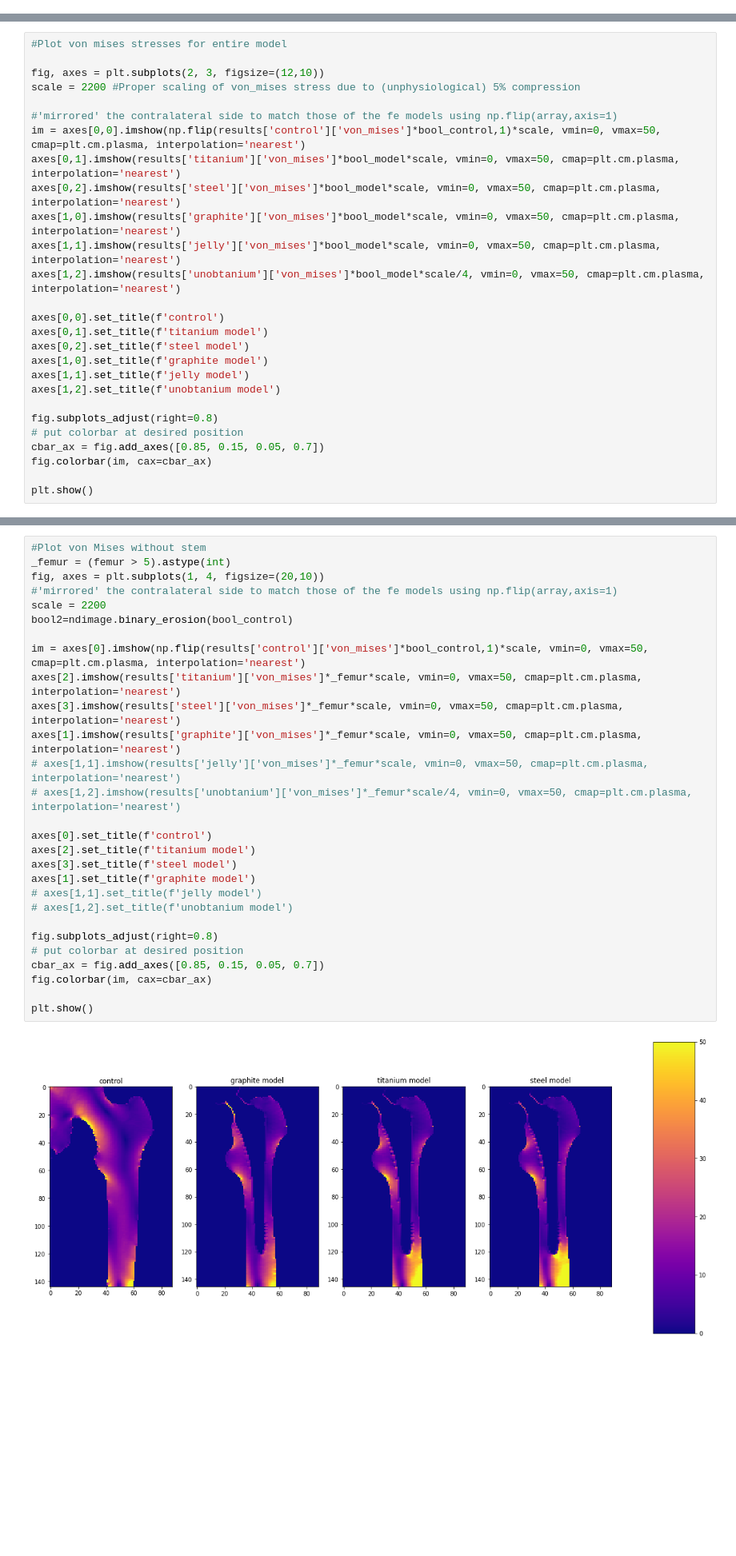
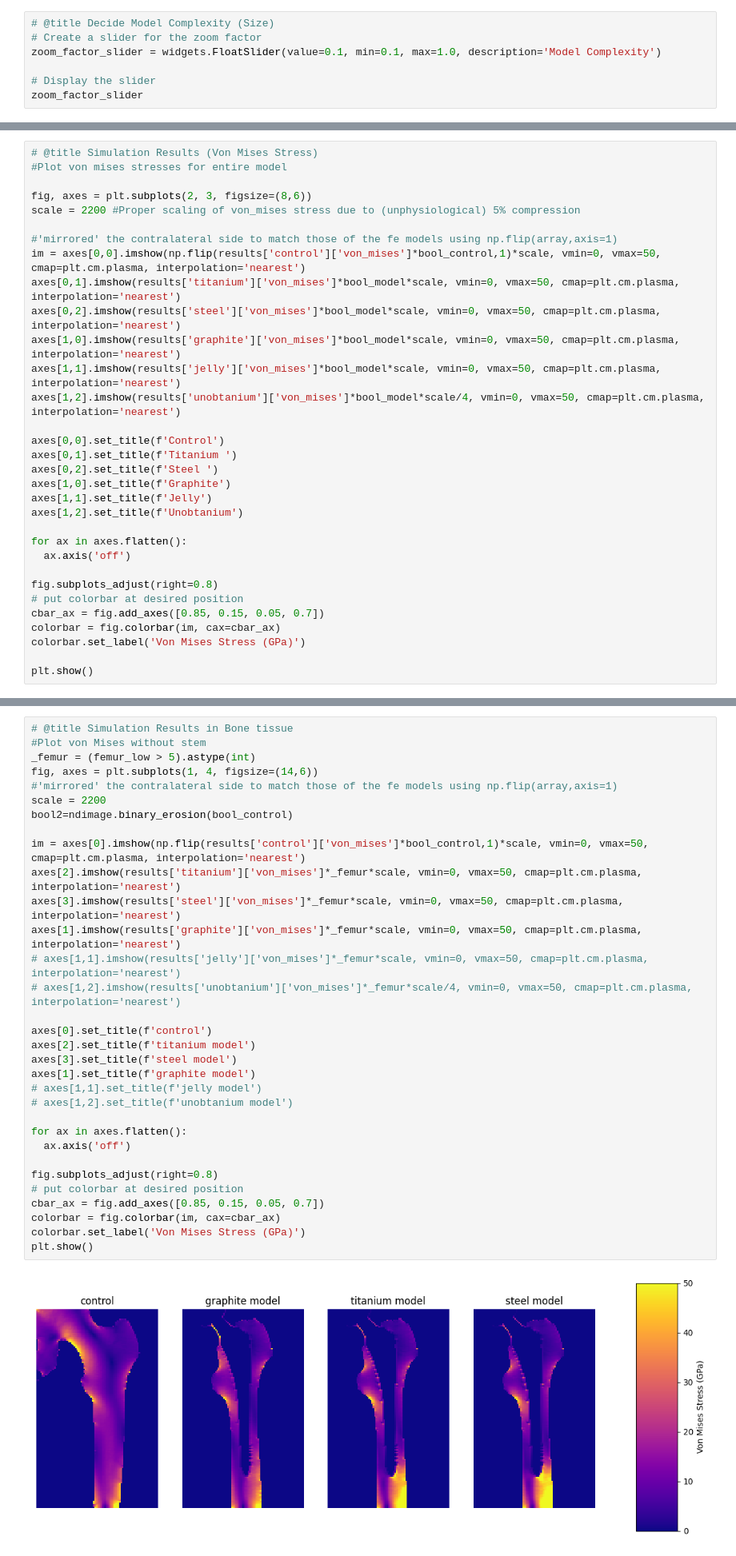
Before and after one commit to DrWalleTeaching/Modelling-and-Simulation, a Jupyter notebook: Modelling and Simulation.ipynb, the cells around one changed output, grey strips where cells are left out. Shown: that part at 80% size. Drawn from its saved outputs; the diff is of its cells as text; blank space fills up the shorter version.

```diff
--- a/Modelling and Simulation.ipynb
+++ b/Modelling and Simulation.ipynb
@@ -143,0 +230,7 @@ plt.imshow(healthy)
+# %%
+# @title Decide Model Complexity (Size)
+# Create a slider for the zoom factor
+zoom_factor_slider = widgets.FloatSlider(value=0.1, min=0.1, max=1.0, description='Model Complexity')
+
+# Display the slider
+zoom_factor_slider
@@ -206,7 +308,8 @@ Total Time : 3.627105951309204
 # %%
+# @title Simulation Results (Von Mises Stress)
 #Plot von mises stresses for entire model
 
-fig, axes = plt.subplots(2, 3, figsize=(12,10))
+fig, axes = plt.subplots(2, 3, figsize=(8,6))
 scale = 2200 #Proper scaling of von_mises stress due to (unphysiological) 5% compression
 
 #'mirrored' the contralateral side to match those of the fe models using np.flip(array,axis=1)
@@ -217,17 +320,21 @@ axes[1,0].imshow(results['graphite']['von_mises']*bool_model*scale, vmin=0, vmax
 axes[1,1].imshow(results['jelly']['von_mises']*bool_model*scale, vmin=0, vmax=50, cmap=plt.cm.plasma, interpolation='nearest')
 axes[1,2].imshow(results['unobtanium']['von_mises']*bool_model*scale/4, vmin=0, vmax=50, cmap=plt.cm.plasma, interpolation='nearest')
 
-axes[0,0].set_title(f'control')
-axes[0,1].set_title(f'titanium model')
-axes[0,2].set_title(f'steel model')
-axes[1,0].set_title(f'graphite model')
-axes[1,1].set_title(f'jelly model')
-axes[1,2].set_title(f'unobtanium model')
+axes[0,0].set_title(f'Control')
+axes[0,1].set_title(f'Titanium ')
+axes[0,2].set_title(f'Steel ')
+axes[1,0].set_title(f'Graphite')
+axes[1,1].set_title(f'Jelly')
+axes[1,2].set_title(f'Unobtanium')
+
+for ax in axes.flatten():
+  ax.axis('off')
 
 fig.subplots_adjust(right=0.8)
 # put colorbar at desired position
 cbar_ax = fig.add_axes([0.85, 0.15, 0.05, 0.7])
-fig.colorbar(im, cax=cbar_ax)
+colorbar = fig.colorbar(im, cax=cbar_ax)
+colorbar.set_label('Von Mises Stress (GPa)')
 
 plt.show()
 # %% [output]
@@ -235,35 +342,39 @@ plt.show()
 # %% [markdown]
 How does the implant material property affect the stress distribution within the implant?
 # %%
+# @title Simulation Results in Bone tissue
 #Plot von Mises without stem
-_femur = (femur > 5).astype(int)
-fig, axes = plt.subplots(1, 4, figsize=(20,10))
+_femur = (femur_low > 5).astype(int)
+fig, axes = plt.subplots(1, 4, figsize=(14,6))
 #'mirrored' the contralateral side to match those of the fe models using np.flip(array,axis=1)
 scale = 2200
 bool2=ndimage.binary_erosion(bool_control)
 
 im = axes[0].imshow(np.flip(results['control']['von_mises']*bool_control,1)*scale, vmin=0, vmax=50, cmap=plt.cm.plasma, interpolation='nearest')
 axes[2].imshow(results['titanium']['von_mises']*_femur*scale, vmin=0, vmax=50, cmap=plt.cm.plasma, interpolation='nearest')
 axes[3].imshow(results['steel']['von_mises']*_femur*scale, vmin=0, vmax=50, cmap=plt.cm.plasma, interpolation='nearest')
 axes[1].imshow(results['graphite']['von_mises']*_femur*scale, vmin=0, vmax=50, cmap=plt.cm.plasma, interpolation='nearest')
 # axes[1,1].imshow(results['jelly']['von_mises']*_femur*scale, vmin=0, vmax=50, cmap=plt.cm.plasma, interpolation='nearest')
 # axes[1,2].imshow(results['unobtanium']['von_mises']*_femur*scale/4, vmin=0, vmax=50, cmap=plt.cm.plasma, interpolation='nearest')
 
 axes[0].set_title(f'control')
 axes[2].set_title(f'titanium model')
 axes[3].set_title(f'steel model')
 axes[1].set_title(f'graphite model')
 # axes[1,1].set_title(f'jelly model')
 # axes[1,2].set_title(f'unobtanium model')
 
+for ax in axes.flatten():
+  ax.axis('off')
+
 fig.subplots_adjust(right=0.8)
 # put colorbar at desired position
 cbar_ax = fig.add_axes([0.85, 0.15, 0.05, 0.7])
-fig.colorbar(im, cax=cbar_ax)
-
+colorbar = fig.colorbar(im, cax=cbar_ax)
+colorbar.set_label('Von Mises Stress (GPa)')
 plt.show()
 # %% [output]
-[figure, old version]
+[figure, new version]
 # %% [markdown]
 How does the implant material property affect the stress distribution within the bone?
 # %% [markdown]
```
Also changed, not shown: parts of 19 cells of this notebook.
